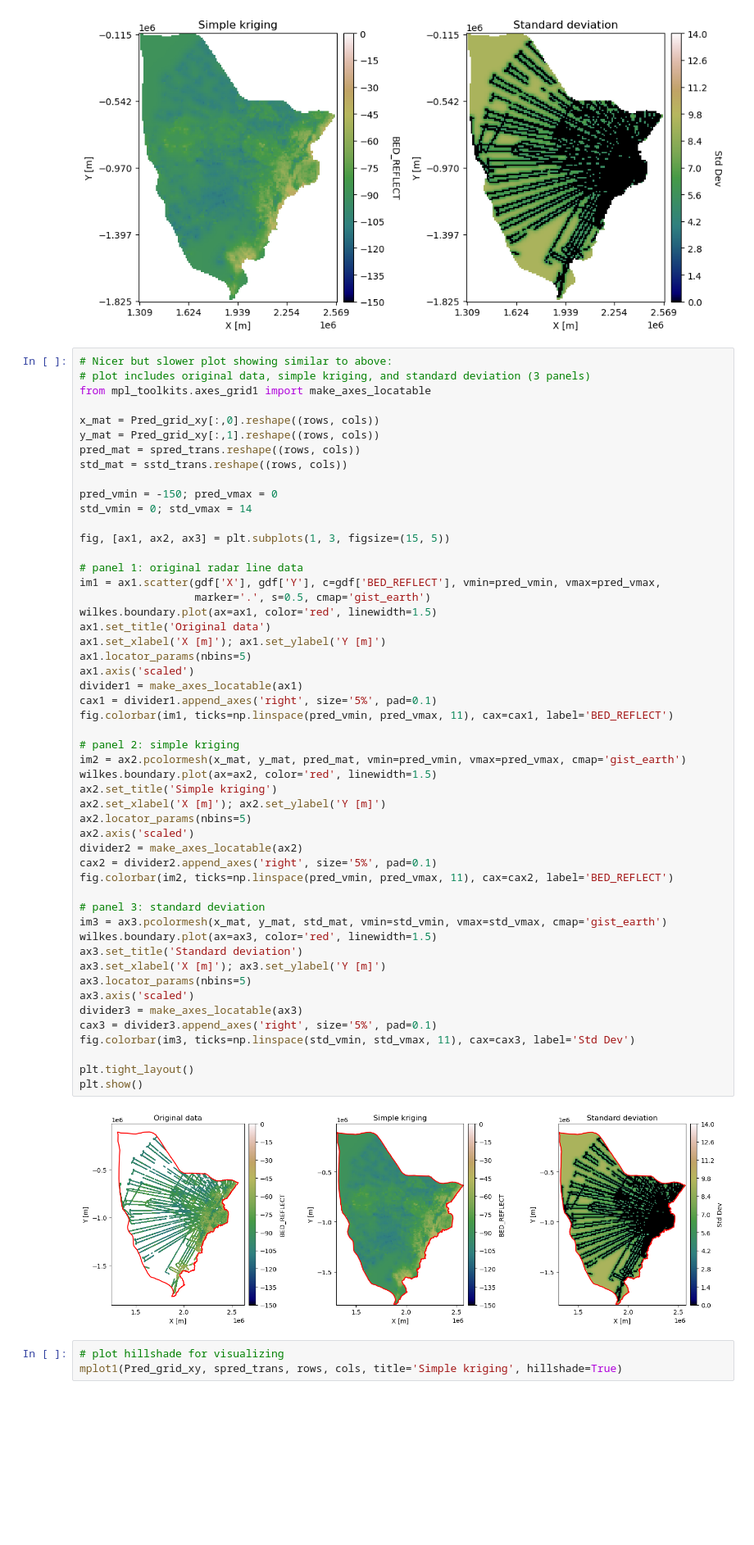
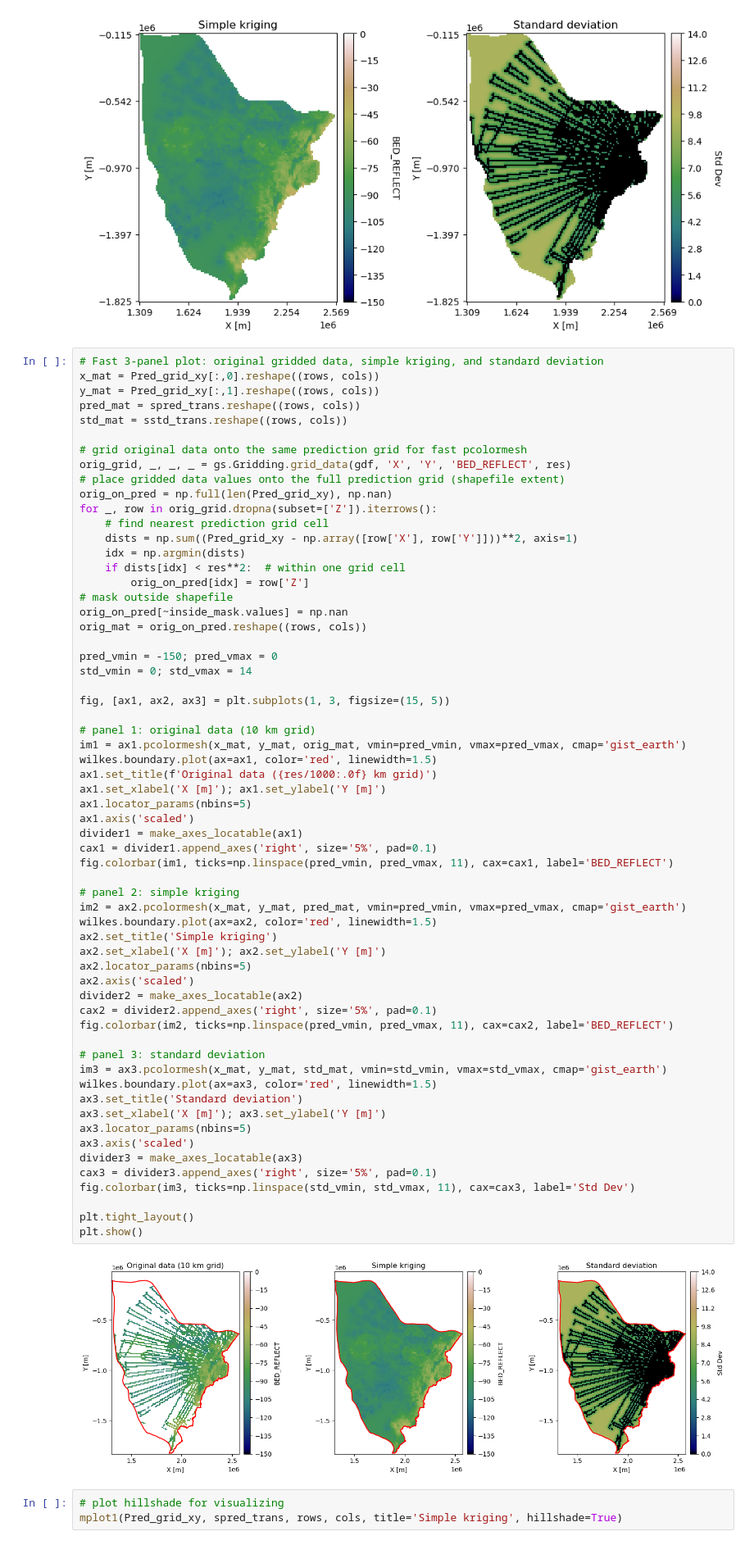
Before and after one commit to elizadawson/gstatsimbook, a Jupyter notebook: 3_Simple_kriging_and_ordinary_kriging.ipynb, the cells around one changed output. Shown at 82% size. Saved outputs shown, nothing was run; the diff lists cells and outputs as text; blank space fills up the shorter version.

Commit message:
faster plotting

```diff
--- a/3_Simple_kriging_and_ordinary_kriging.ipynb
+++ b/3_Simple_kriging_and_ordinary_kriging.ipynb
@@ -213,58 +215,68 @@ mplot2_std(Pred_grid_xy, spred_trans, sstd_trans,
 # %% [output]
 [figure]
 # %%
-# Nicer but slower plot showing similar to above:
-# plot includes original data, simple kriging, and standard deviation (3 panels)
-from mpl_toolkits.axes_grid1 import make_axes_locatable
-
+# Fast 3-panel plot: original gridded data, simple kriging, and standard deviation
 x_mat = Pred_grid_xy[:,0].reshape((rows, cols))
 y_mat = Pred_grid_xy[:,1].reshape((rows, cols))
 pred_mat = spred_trans.reshape((rows, cols))
 std_mat = sstd_trans.reshape((rows, cols))
+
+# grid original data onto the same prediction grid for fast pcolormesh
+orig_grid, _, _, _ = gs.Gridding.grid_data(gdf, 'X', 'Y', 'BED_REFLECT', res)
+# place gridded data values onto the full prediction grid (shapefile extent)
+orig_on_pred = np.full(len(Pred_grid_xy), np.nan)
+for _, row in orig_grid.dropna(subset=['Z']).iterrows():
+    # find nearest prediction grid cell
+    dists = np.sum((Pred_grid_xy - np.array([row['X'], row['Y']]))**2, axis=1)
+    idx = np.argmin(dists)
+    if dists[idx] < res**2:  # within one grid cell
+        orig_on_pred[idx] = row['Z']
+# mask outside shapefile
+orig_on_pred[~inside_mask.values] = np.nan
+orig_mat = orig_on_pred.reshape((rows, cols))
 
 pred_vmin = -150; pred_vmax = 0
 std_vmin = 0; std_vmax = 14
 
 fig, [ax1, ax2, ax3] = plt.subplots(1, 3, figsize=(15, 5))
 
-# panel 1: original radar line data
-im1 = ax1.scatter(gdf['X'], gdf['Y'], c=gdf['BED_REFLECT'], vmin=pred_vmin, vmax=pred_vmax,
-                  marker='.', s=0.5, cmap='gist_earth')
+# panel 1: original data (10 km grid)
+im1 = ax1.pcolormesh(x_mat, y_mat, orig_mat, vmin=pred_vmin, vmax=pred_vmax, cmap='gist_earth')
 wilkes.boundary.plot(ax=ax1, color='red', linewidth=1.5)
-ax1.set_title('Original data')
+ax1.set_title(f'Original data ({res/1000:.0f} km grid)')
 ax1.set_xlabel('X [m]'); ax1.set_ylabel('Y [m]')
 ax1.locator_params(nbins=5)
 ax1.axis('scaled')
 divider1 = make_axes_locatable(ax1)
 cax1 = divider1.append_axes('right', size='5%', pad=0.1)
 fig.colorbar(im1, ticks=np.linspace(pred_vmin, pred_vmax, 11), cax=cax1, label='BED_REFLECT')
 
 # panel 2: simple kriging
 im2 = ax2.pcolormesh(x_mat, y_mat, pred_mat, vmin=pred_vmin, vmax=pred_vmax, cmap='gist_earth')
 wilkes.boundary.plot(ax=ax2, color='red', linewidth=1.5)
 ax2.set_title('Simple kriging')
 ax2.set_xlabel('X [m]'); ax2.set_ylabel('Y [m]')
 ax2.locator_params(nbins=5)
 ax2.axis('scaled')
 divider2 = make_axes_locatable(ax2)
 cax2 = divider2.append_axes('right', size='5%', pad=0.1)
 fig.colorbar(im2, ticks=np.linspace(pred_vmin, pred_vmax, 11), cax=cax2, label='BED_REFLECT')
 
 # panel 3: standard deviation
 im3 = ax3.pcolormesh(x_mat, y_mat, std_mat, vmin=std_vmin, vmax=std_vmax, cmap='gist_earth')
 wilkes.boundary.plot(ax=ax3, color='red', linewidth=1.5)
 ax3.set_title('Standard deviation')
 ax3.set_xlabel('X [m]'); ax3.set_ylabel('Y [m]')
 ax3.locator_params(nbins=5)
 ax3.axis('scaled')
 divider3 = make_axes_locatable(ax3)
 cax3 = divider3.append_axes('right', size='5%', pad=0.1)
 fig.colorbar(im3, ticks=np.linspace(std_vmin, std_vmax, 11), cax=cax3, label='Std Dev')
 
 plt.tight_layout()
 plt.show()
 # %% [output]
-[figure, old version]
+[figure, new version]
 # %%
 # plot hillshade for visualizing
 mplot1(Pred_grid_xy, spred_trans, rows, cols, title='Simple kriging', hillshade=True)
```
Also changed, not shown: parts of 2 cells of this notebook.
